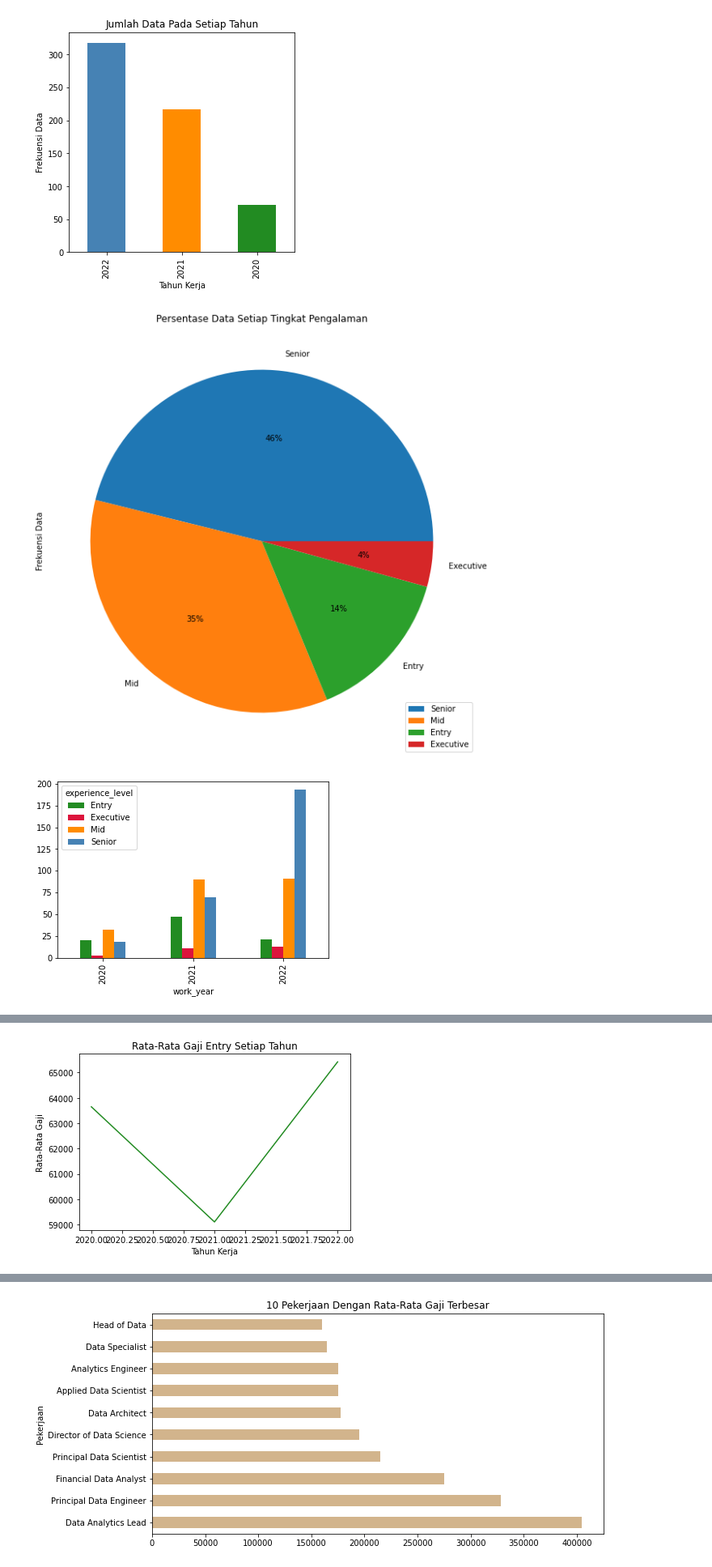
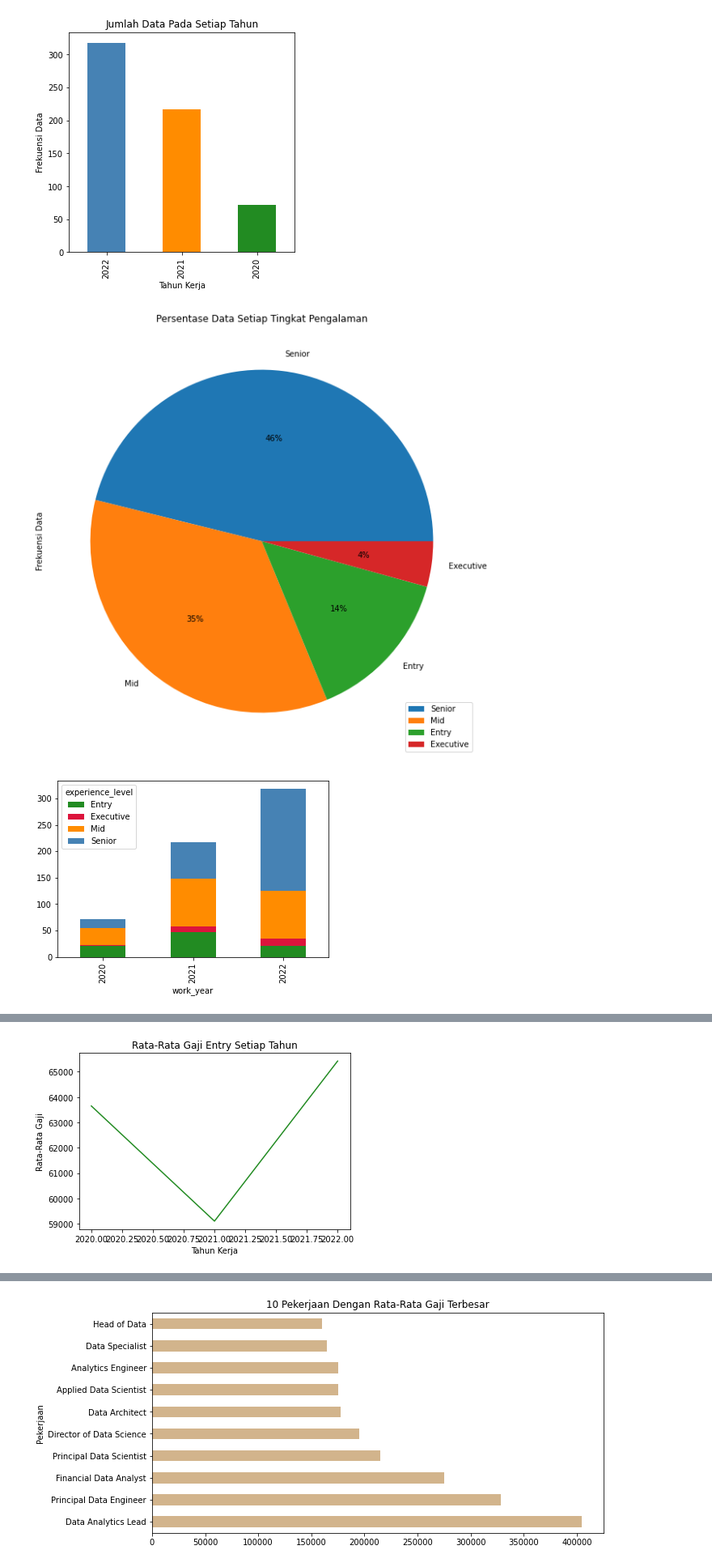
Before and after one commit to AththariqLisan/TUBES_KEL_5, a Jupyter notebook: source_code.ipynb, the cells around one changed output, grey strips where cells are left out. Shown at 81% size. Drawn from its saved outputs; the diff is of its cells as text; code cells hidden in the pictures.

```diff
--- a/source_code.ipynb
+++ b/source_code.ipynb
@@ -52,23 +52,23 @@ plt.show()
 # %%
 # experience_level
 data['experience_level'].value_counts().plot(kind='pie', figsize=(10,10), autopct='%1.0f%%', legend=True, title='Persentase Data Setiap Tingkat Pengalaman', ylabel='Frekuensi Data')
 plt.show()
-data.groupby(['work_year','experience_level'])['experience_level'].size().unstack().plot(kind="bar", color=['forestgreen', 'crimson', 'darkorange', 'steelblue'], stacked=False)
+data.groupby(['work_year','experience_level'])['experience_level'].size().unstack().plot(kind="bar", color=['forestgreen', 'crimson', 'darkorange', 'steelblue'], stacked=True)
 plt.show()
 data.groupby('experience_level')['salary_in_usd'].mean().sort_values(ascending=True).plot(kind='bar', figsize=(10,5), color=['forestgreen', 'darkorange', 'steelblue', 'crimson'],  title='Rata-Rata Gaji Setiap Tingkat Pengalaman', ylabel='Rata-Rata Gaji', xlabel='Tingkat Pengalaman')
 plt.show()
 
 data.loc[data['experience_level'] == 'Entry'].groupby('work_year')['salary_in_usd'].mean().plot(kind='line', color='forestgreen', title='Rata-Rata Gaji Entry Setiap Tahun', ylabel='Rata-Rata Gaji', xlabel='Tahun Kerja')
 plt.show()
 data.loc[data['experience_level'] == 'Mid'].groupby('work_year')['salary_in_usd'].mean().plot(kind='line', color='darkorange', title='Rata-Rata Gaji Mid Setiap Tahun', ylabel='Rata-Rata Gaji', xlabel='Tahun Kerja')
 plt.show()
 data.loc[data['experience_level'] == 'Senior'].groupby('work_year')['salary_in_usd'].mean().plot(kind='line', color='steelblue', title='Rata-Rata Gaji Senior Setiap Tahun', ylabel='Rata-Rata Gaji', xlabel='Tahun Kerja')
 plt.show()
 data.loc[data['experience_level'] == 'Executive'].groupby('work_year')['salary_in_usd'].mean().plot(kind='line', color='crimson', title='Rata-Rata Gaji Executive Setiap Tahun', ylabel='Rata-Rata Gaji', xlabel='Tahun Kerja')
 plt.show()
 # %% [output]
 [figure]
-[figure, old version]
+[figure, new version]
 [figure]
 [figure]
 [figure]
```
Also changed, not shown: parts of 5 cells of this notebook.
